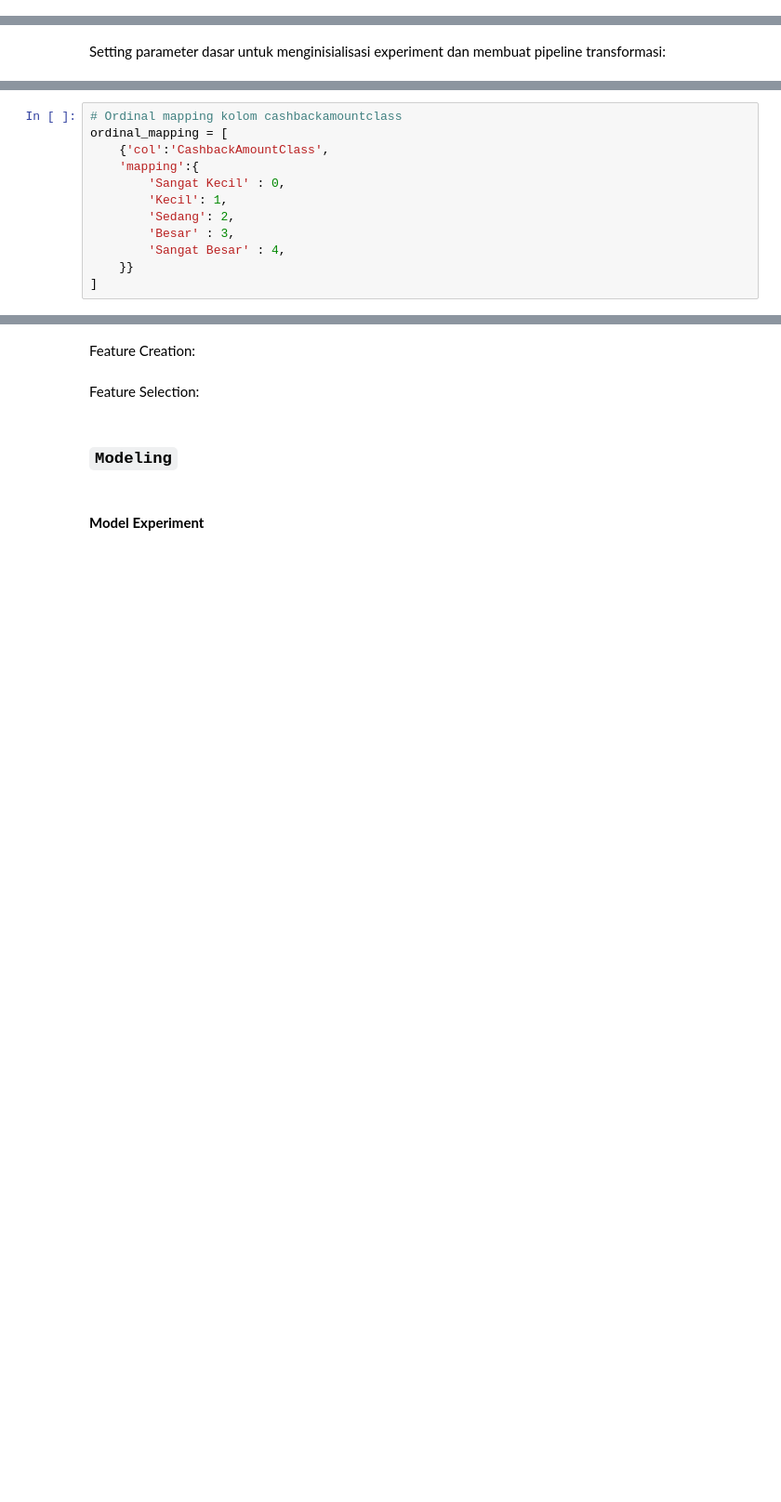
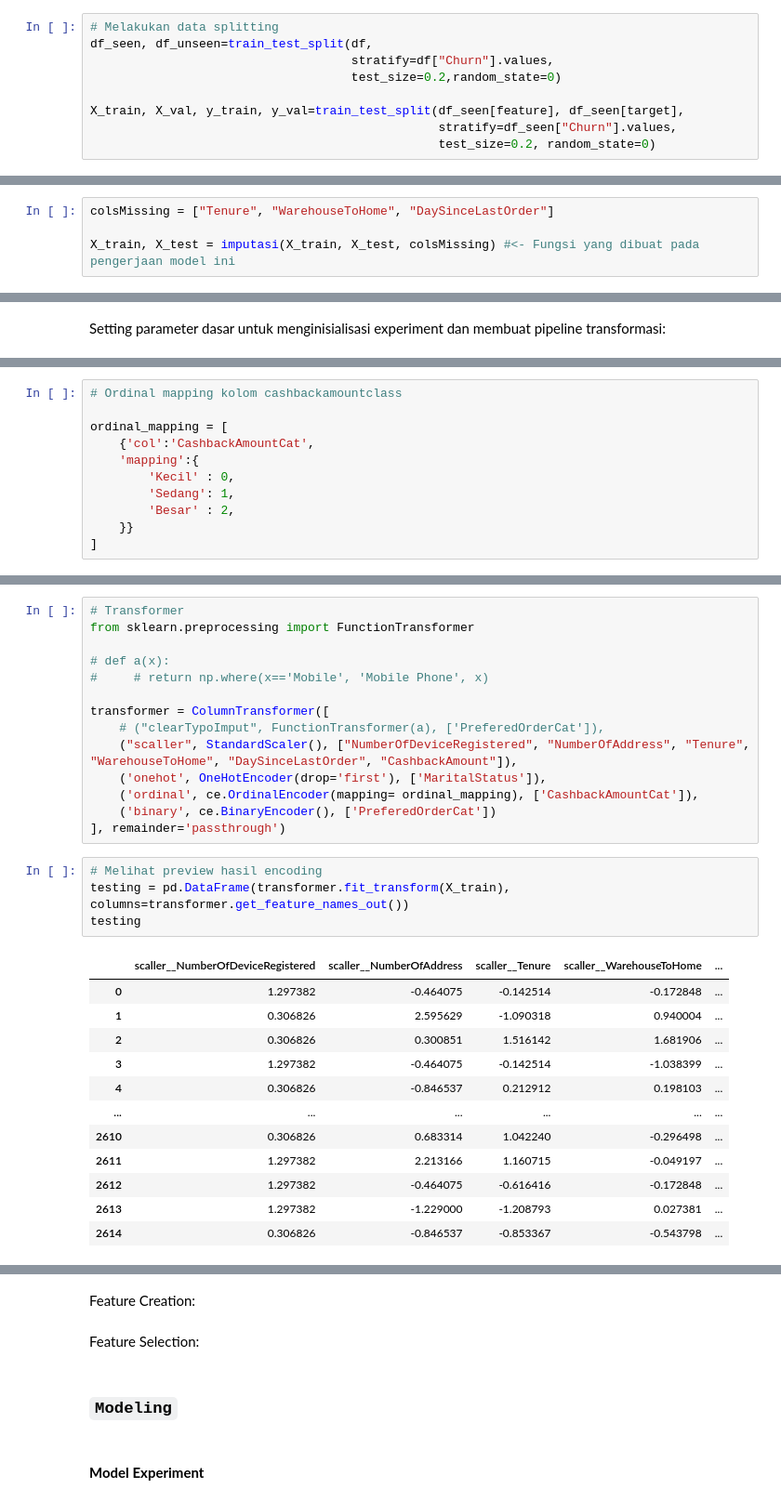
Before and after one commit to fathurizkym/ecommerce_churn_analysis, a Jupyter notebook: notebooks/E-Commerce_Customer_Churn.ipynb, the cells around one changed output, grey strips where cells are left out. Shown at 93% size. Drawn from its saved outputs; the diff is of its cells as text; blank space fills up the shorter version.

```diff
--- a/notebooks/E-Commerce_Customer_Churn.ipynb
+++ b/notebooks/E-Commerce_Customer_Churn.ipynb
@@ -694,0 +727,9 @@ Bagi dataset menjadi train set dan test set:
+# %%
+# Melakukan data splitting
+df_seen, df_unseen=train_test_split(df,
+                                    stratify=df["Churn"].values,
+                                    test_size=0.2,random_state=0)
+
+X_train, X_val, y_train, y_val=train_test_split(df_seen[feature], df_seen[target],
+                                                stratify=df_seen["Churn"].values,
+                                                test_size=0.2, random_state=0)
@@ -694,0 +742,4 @@ Bagi dataset menjadi train set dan test set:
+# %%
+colsMissing = ["Tenure", "WarehouseToHome", "DaySinceLastOrder"]
+
+X_train, X_test = imputasi(X_train, X_test, colsMissing) #<- Fungsi yang dibuat pada pengerjaan model ini
@@ -741,12 +818,11 @@ class clearTypoImput(BaseEstimator, TransformerMixin):
 # %%
 # Ordinal mapping kolom cashbackamountclass
+
 ordinal_mapping = [
-    {'col':'CashbackAmountClass',
+    {'col':'CashbackAmountCat',
     'mapping':{
-        'Sangat Kecil' : 0,
-        'Kecil': 1,
-        'Sedang': 2,
-        'Besar' : 3,
-        'Sangat Besar' : 4,
+        'Kecil' : 0,
+        'Sedang': 1,
+        'Besar' : 2,
     }}
 ]
@@ -762,0 +829,31 @@ customPipeline = [
+# %%
+# Transformer
+from sklearn.preprocessing import FunctionTransformer
+
+# def a(x):
+#     # return np.where(x=='Mobile', 'Mobile Phone', x)
+
+transformer = ColumnTransformer([
+    # ("clearTypoImput", FunctionTransformer(a), ['PreferedOrderCat']),
+    ("scaller", StandardScaler(), ["NumberOfDeviceRegistered", "NumberOfAddress", "Tenure", "WarehouseToHome", "DaySinceLastOrder", "CashbackAmount"]),
+    ('onehot', OneHotEncoder(drop='first'), ['MaritalStatus']),
+    ('ordinal', ce.OrdinalEncoder(mapping= ordinal_mapping), ['CashbackAmountCat']),
+    ('binary', ce.BinaryEncoder(), ['PreferedOrderCat'])
+], remainder='passthrough')
+# %%
+# Melihat preview hasil encoding
+testing = pd.DataFrame(transformer.fit_transform(X_train), columns=transformer.get_feature_names_out())
+testing
+# %% [output]
+|  | scaller__NumberOfDeviceRegistered | scaller__NumberOfAddress | scaller__Tenure | scaller__WarehouseToHome | ... |
+| 0 | 1.297382 | -0.464075 | -0.142514 | -0.172848 | ... |
+| 1 | 0.306826 | 2.595629 | -1.090318 | 0.940004 | ... |
+| 2 | 0.306826 | 0.300851 | 1.516142 | 1.681906 | ... |
+| 3 | 1.297382 | -0.464075 | -0.142514 | -1.038399 | ... |
+| 4 | 0.306826 | -0.846537 | 0.212912 | 0.198103 | ... |
+| ... | ... | ... | ... | ... | ... |
+| 2610 | 0.306826 | 0.683314 | 1.042240 | -0.296498 | ... |
+| 2611 | 1.297382 | 2.213166 | 1.160715 | -0.049197 | ... |
+| 2612 | 1.297382 | -0.464075 | -0.616416 | -0.172848 | ... |
+| 2613 | 1.297382 | -1.229000 | -1.208793 | 0.027381 | ... |
+| 2614 | 0.306826 | -0.846537 | -0.853367 | -0.543798 | ... |
```
Also changed, not shown: parts of 23 cells of this notebook, 1 other file.
